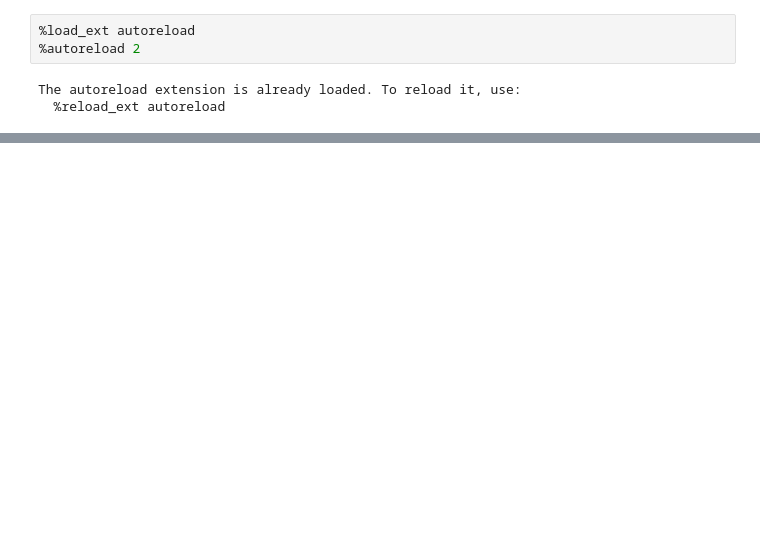
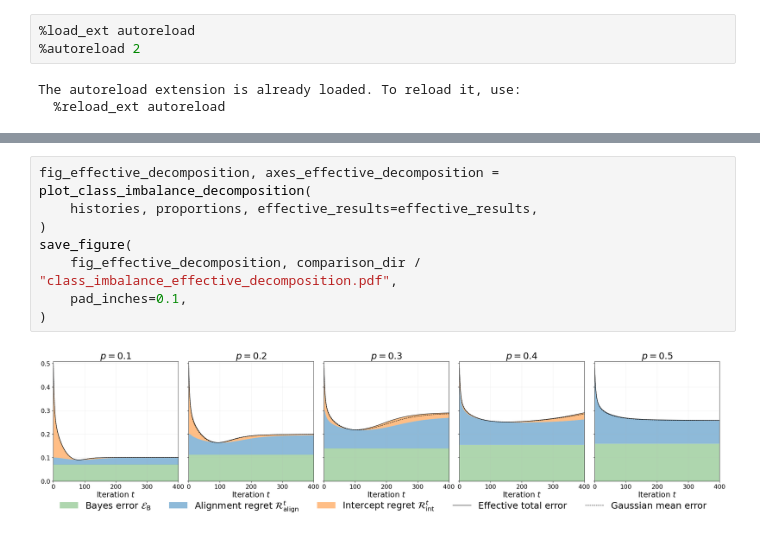
Before and after one commit to ThierryRioual/HighDimensionalDynamicsOfSelfTraining, a Jupyter notebook: experiments/notebooks/statistical_behavior.ipynb, the cells around one changed output, grey strips where cells are left out. Saved outputs shown, nothing was run; the diff lists cells and outputs as text; blank space fills up the shorter version.

```diff
--- a/experiments/notebooks/statistical_behavior.ipynb
+++ b/experiments/notebooks/statistical_behavior.ipynb
@@ -76,0 +98,10 @@ save_figure(
+# %%
+fig_effective_decomposition, axes_effective_decomposition = plot_class_imbalance_decomposition(
+    histories, proportions, effective_results=effective_results,
+)
+save_figure(
+    fig_effective_decomposition, comparison_dir / "class_imbalance_effective_decomposition.pdf",
+    pad_inches=0.1,
+)
+# %% [output]
+[figure, added]
```
Also changed, not shown: parts of 8 cells of this notebook, 11 other files.
